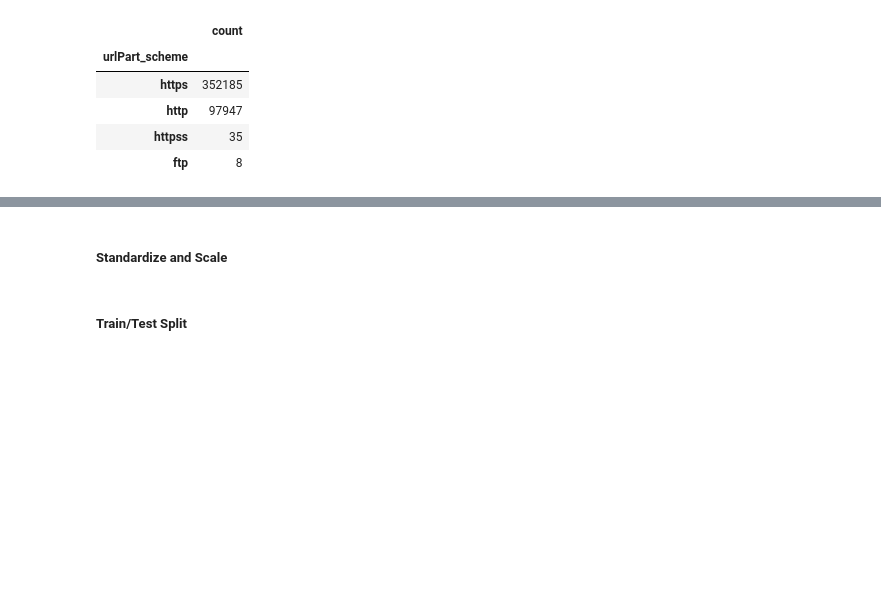
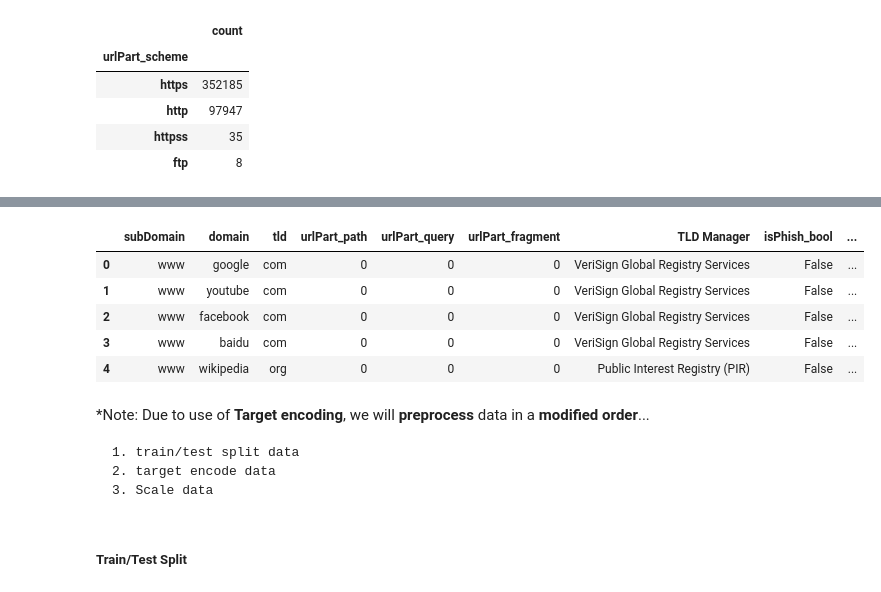
Before and after one commit to mdgarber/DetectPhishURL, a Jupyter notebook: DetectPhishURL/notebooks/detectPhish_preprocess&model.ipynb, the cells around one changed output, grey strips where cells are left out. Drawn from its saved outputs; the diff is of its cells as text; code cells hidden in the pictures; blank space fills up the shorter version.

Commit message:
train/test splitted

```diff
--- a/DetectPhishURL/notebooks/detectPhish_preprocess&model.ipynb
+++ b/DetectPhishURL/notebooks/detectPhish_preprocess&model.ipynb
@@ -135 +222,4 @@ Name: parsedUrl, Length: 450175, dtype: object
+# %%
+# Let's rename "type" to a more descriptive name before encoding
+urlDataV2 = urlDataV2.rename(columns={'Type':'TLD_type'})
 # %% [markdown]
@@ -153,4 +227,21 @@ Name: count, Length: 259, dtype: int64
-# %% [markdown]
-##### Standardize and Scale
+# %%
+# One-Hot encode features
+urlDataV2 = pd.get_dummies(urlDataV2, columns=['urlPart_scheme', 'TLD_type', 'isIPaddress'])
+# %%
+# view new DF
+urlDataV2.head()
+# %% [output]
+|  | subDomain | domain | tld | urlPart_path | urlPart_query | urlPart_fragment | TLD Manager | isPhish_bool | ... |
+| 0 | www | google | com | 0 | 0 | 0 | VeriSign Global Registry Services | False | ... |
+| 1 | www | youtube | com | 0 | 0 | 0 | VeriSign Global Registry Services | False | ... |
+| 2 | www | facebook | com | 0 | 0 | 0 | VeriSign Global Registry Services | False | ... |
+| 3 | www | baidu | com | 0 | 0 | 0 | VeriSign Global Registry Services | False | ... |
+| 4 | www | wikipedia | org | 0 | 0 | 0 | Public Interest Registry (PIR) | False | ... |
+# %% [markdown]
+*Note: Due to use of **Target encoding**, we will **preprocess** data in a **modified order**...
+
+    1. train/test split data
+    2. target encode data
+    3. Scale data
 # %% [markdown]
 ##### Train/Test Split
```
Also changed, not shown: parts of 29 cells of this notebook.
